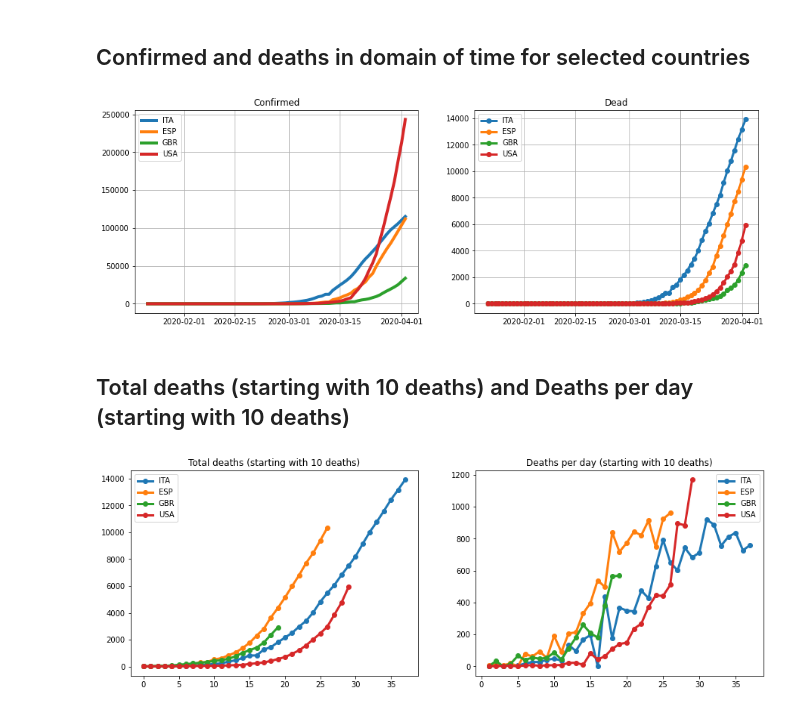
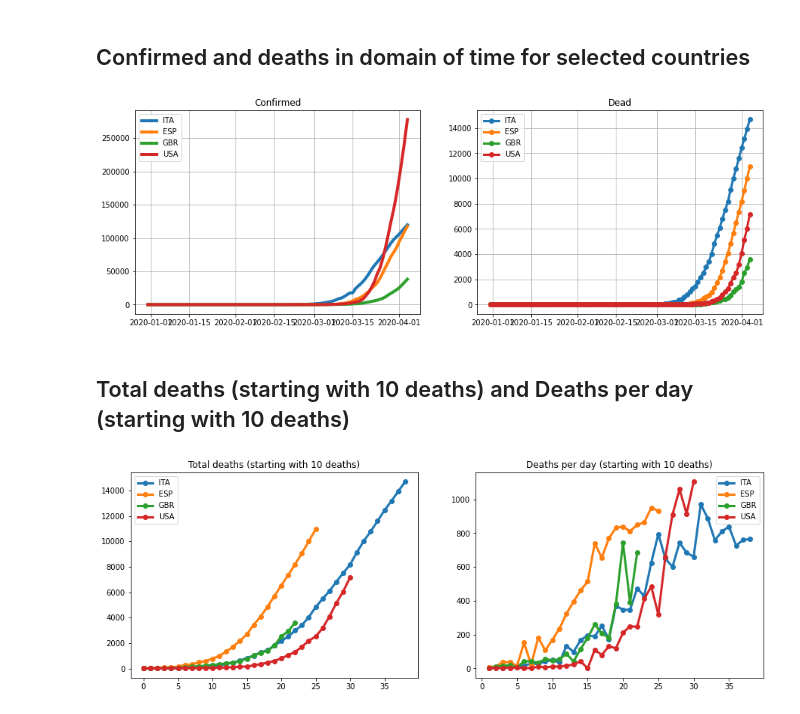
Before and after one commit to covid19db/data-archive, a Jupyter notebook: jupyter-examples/covid19db-confirmed-and-deaths.ipynb, the cells around one changed output. Drawn from its saved outputs; the diff is of its cells as text; code cells hidden in the pictures.

Commit message:
Change data source in examples to WRD_ECDC

```diff
--- a/jupyter-examples/covid19db-confirmed-and-deaths.ipynb
+++ b/jupyter-examples/covid19db-confirmed-and-deaths.ipynb
@@ -26,28 +26,28 @@ df = pd.DataFrame(cur.fetchall(), columns=[desc[0] for desc in cur.description])
 # %%
 my_countries = ['ITA', 'ESP', 'GBR', 'USA']
 
 df_who = []
 for countrycode in my_countries:
-    df_who.append(df[(df.source=='WRD_WHOJHU') & (df.countrycode==countrycode) & df['adm_area_1'].isnull()].sort_values(by='date'))
+    df_who.append(df[(df.countrycode==countrycode) & df['adm_area_1'].isnull()].sort_values(by='date'))
 
 
 ## Figure 1: Confirmed and Dead
 plt.figure(figsize=(15,5))
 plt.subplot(1,2,1)
 for j in range(len(my_countries)):
     plt.plot(df_who[j].date, df_who[j].confirmed, linewidth=4.0, label=my_countries[j])
 plt.title('Confirmed')
 plt.grid()
 plt.legend();
 
 plt.subplot(1,2,2)
 for j in range(len(my_countries)):
     plt.plot(df_who[j].date, df_who[j].dead, '-o', linewidth=3.0, label=my_countries[j])
 plt.title('Dead')
 plt.grid()
 plt.legend();
 # %% [output]
-[figure, old version]
+[figure, new version]
 # %% [markdown]
 ## Total deaths (starting with 10 deaths) and Deaths per day (starting with 10 deaths)
 # %%
@@ -66,4 +66,4 @@ for j in range(len(my_countries)):
 plt.legend();
 plt.title('Deaths per day (starting with 10 deaths)');
 # %% [output]
-[figure, old version]
+[figure, new version]
```
Also changed, not shown: parts of 1 cell of this notebook, 1 other file.
